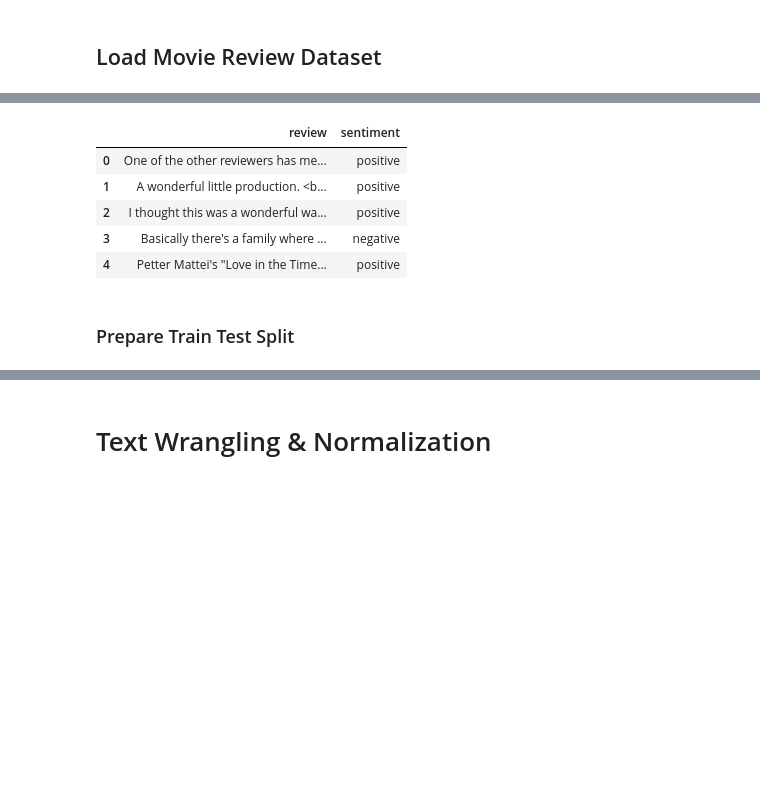
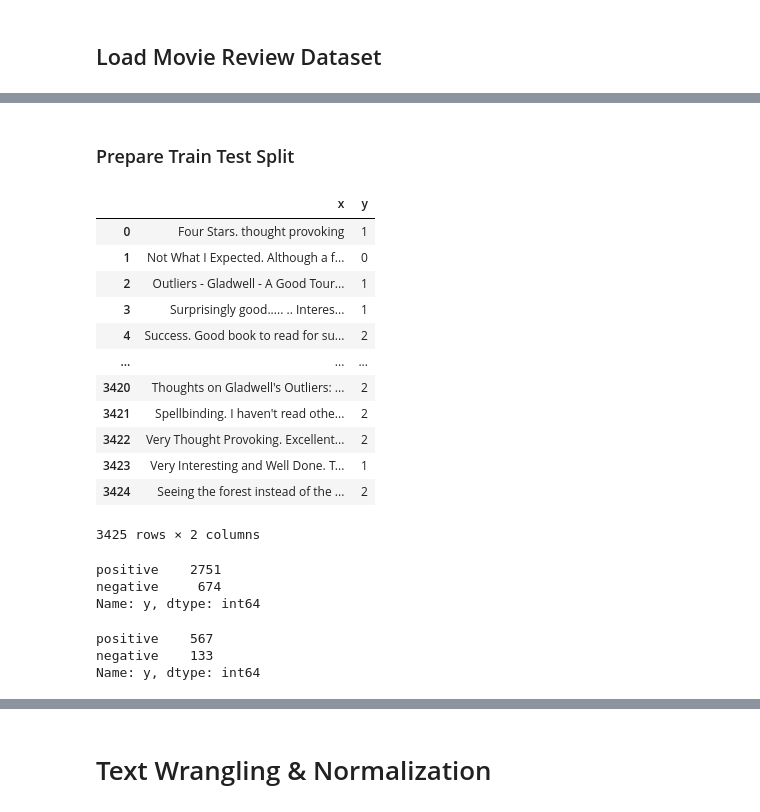
Before and after one commit to Dienert/reviews_analyzer, a Jupyter notebook: notebooks/4 - CNN.ipynb, the cells around one changed output, grey strips where cells are left out. Cells and saved outputs as stored; diff of their text form; code cells hidden in the pictures; blank space fills up the shorter version.

```diff
--- a/notebooks/4 - CNN.ipynb
+++ b/notebooks/4 - CNN.ipynb
@@ -73,12 +50,5 @@ memory usage: 781.3+ KB
 # %%
 # take a peek at the data
-dataset.head()
+# dataset.head()
-# %% [output]
-|  | review | sentiment |
-| 0 | One of the other reviewers has me... | positive |
-| 1 | A wonderful little production. <b... | positive |
-| 2 | I thought this was a wonderful wa... | positive |
-| 3 | Basically there's a family where ... | negative |
-| 4 | Petter Mattei's "Love in the Time... | positive |
 # %% [markdown]
 ### Prepare Train Test Split
@@ -94,0 +59,17 @@ test_sentiments = sentiments[35000:]
+# %%
+train = pd.read_csv(f'../dataset/{label_type}/train.csv')
+train
+# %% [output]
+|  | x | y |
+| 0 | Four Stars. thought provoking | 1 |
+| 1 | Not What I Expected. Although a f... | 0 |
+| 2 | Outliers - Gladwell - A Good Tour... | 1 |
+| 3 | Surprisingly good..... .. Interes... | 1 |
+| 4 | Success. Good book to read for su... | 2 |
+| ... | ... | ... |
+| 3420 | Thoughts on Gladwell's Outliers: ... | 2 |
+| 3421 | Spellbinding. I haven't read othe... | 2 |
+| 3422 | Very Thought Provoking. Excellent... | 2 |
+| 3423 | Very Interesting and Well Done. T... | 1 |
+| 3424 | Seeing the forest instead of the ... | 2 |
+3425 rows × 2 columns
@@ -94,0 +79,14 @@ test_sentiments = sentiments[35000:]
+# %%
+train_sentiments.value_counts()
+# %% [output]
+positive    2751
+negative     674
+Name: y, dtype: int64
+# %%
+train_reviews = train_reviews[:700]
+train_sentiments = train_sentiments[:700]
+train_sentiments.value_counts()
+# %% [output]
+positive    567
+negative    133
+Name: y, dtype: int64
```
Also changed, not shown: parts of 24 cells of this notebook.
